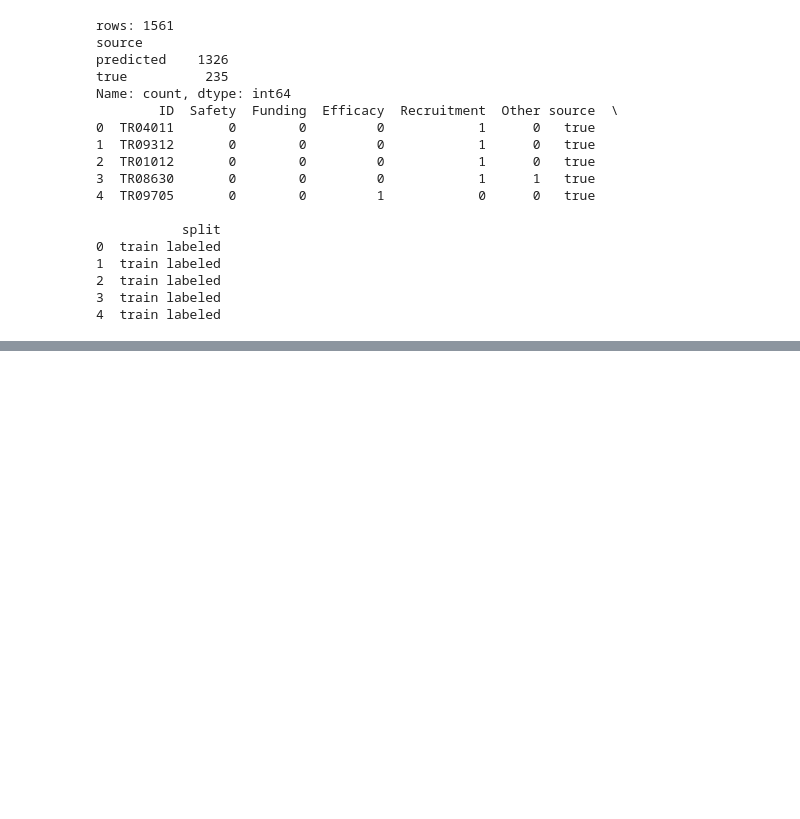
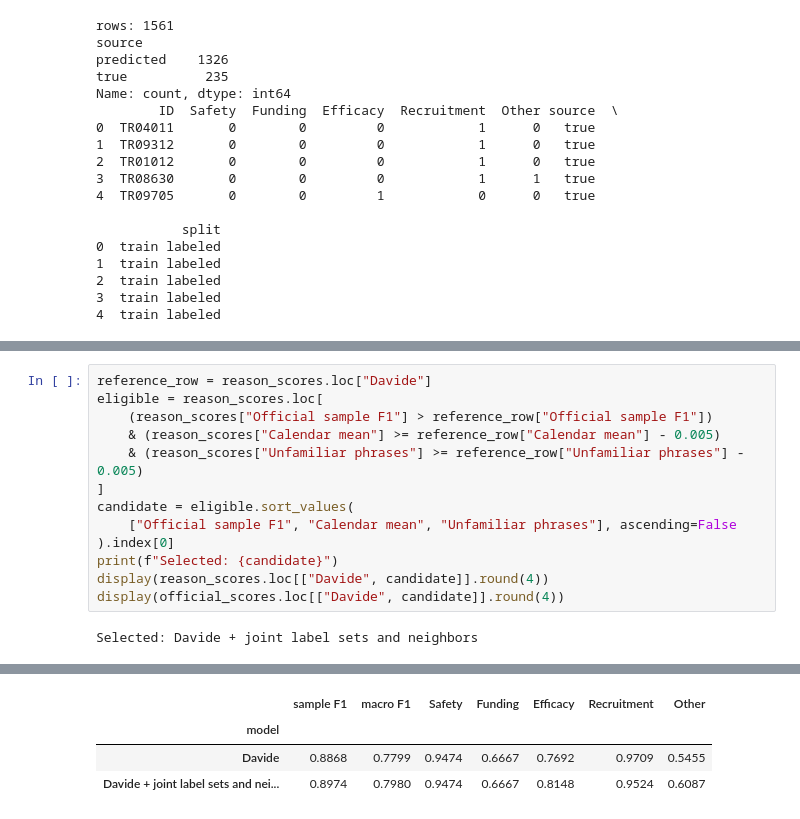
Before and after one commit to aakarsh-g7/CS5785-Midterm-Project, a Jupyter notebook: Part 1/part1.ipynb, the cells around one changed output, grey strips where cells are left out. Cells and saved outputs as stored; diff of their text form; blank space fills up the shorter version.

```diff
--- a/Part 1/part1.ipynb
+++ b/Part 1/part1.ipynb
@@ -1781,0 +2014,15 @@ Name: count, dtype: int64
+# %%
+reference_row = reason_scores.loc["Davide"]
+eligible = reason_scores.loc[
+    (reason_scores["Official sample F1"] > reference_row["Official sample F1"])
+    & (reason_scores["Calendar mean"] >= reference_row["Calendar mean"] - 0.005)
+    & (reason_scores["Unfamiliar phrases"] >= reference_row["Unfamiliar phrases"] - 0.005)
+]
+candidate = eligible.sort_values(
+    ["Official sample F1", "Calendar mean", "Unfamiliar phrases"], ascending=False
+).index[0]
+print(f"Selected: {candidate}")
+display(reason_scores.loc[["Davide", candidate]].round(4))
+display(official_scores.loc[["Davide", candidate]].round(4))
+# %% [output]
+Selected: Davide + joint label sets and neighbors
@@ -1781,0 +2032,4 @@ Name: count, dtype: int64
+|  | sample F1 | macro F1 | Safety | Funding | Efficacy | Recruitment | Other |
+| model |  |  |  |  |  |  |  |
+| Davide | 0.8868 | 0.7799 | 0.9474 | 0.6667 | 0.7692 | 0.9709 | 0.5455 |
+| Davide + joint label sets and nei... | 0.8974 | 0.7980 | 0.9474 | 0.6667 | 0.8148 | 0.9524 | 0.6087 |
```
Also changed, not shown: parts of 7 cells of this notebook, 15 other files.
